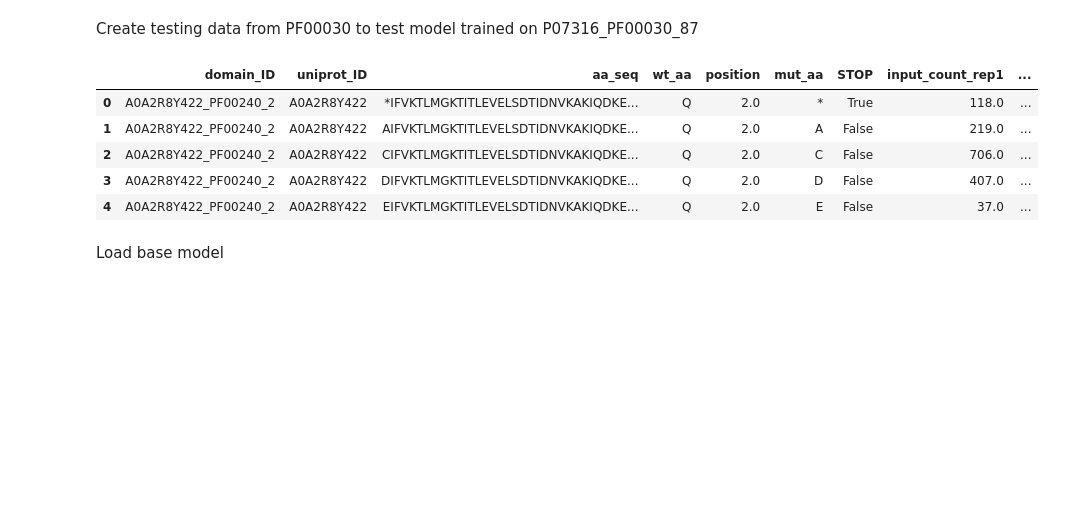
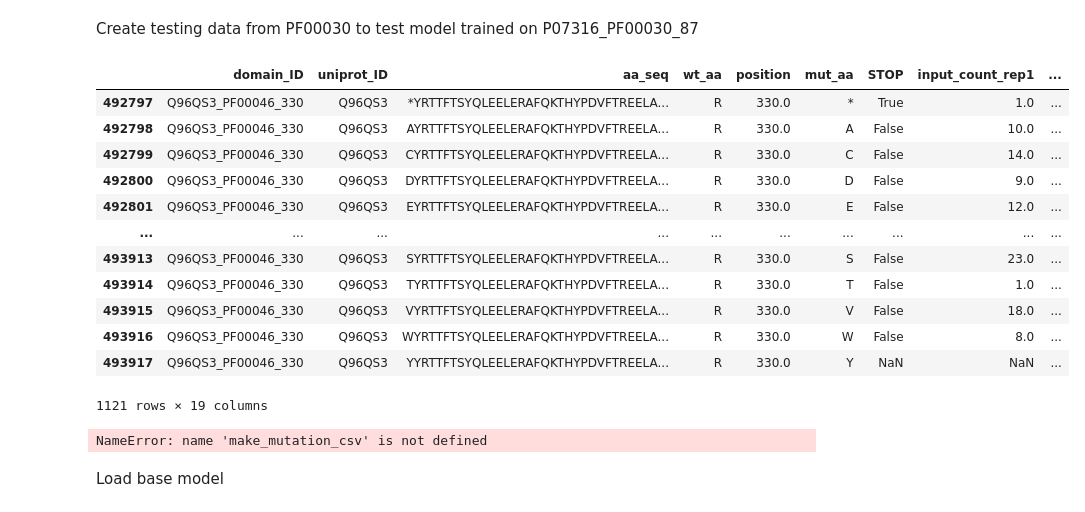
Before and after one commit to Hutch-Johnson/Protein-Language-Models, a Jupyter notebook: Testing_LongSeq_ProGen2_FT.ipynb, the cells around one changed output. Cells and saved outputs as stored; diff of their text form; code cells hidden in the pictures; blank space fills up the shorter version.

```diff
--- a/Testing_LongSeq_ProGen2_FT.ipynb
+++ b/Testing_LongSeq_ProGen2_FT.ipynb
@@ -75,25 +66,36 @@ keys = list(dict_PF00030.keys())
 # %% [markdown]
 Create testing data from PF00030 to test model trained on P07316_PF00030_87
 # %%
-# load_dotenv()
-# cred_path = os.getenv('GOOGLE_APPLICATION_CREDENTIALS')
+load_dotenv()
+cred_path = os.getenv('GOOGLE_APPLICATION_CREDENTIALS')
 
-# os.environ['GOOGLE_APPLICATION_CREDENTIALS'] = cred_path
+os.environ['GOOGLE_APPLICATION_CREDENTIALS'] = cred_path
 
-# client = storage.Client()
-# bucket = client.bucket('domainome-data')
-# blob = bucket.blob('SupplementaryTable2.txt')
+client = storage.Client()
+bucket = client.bucket('domainome-data')
+blob = bucket.blob('SupplementaryTable2.txt')
 
-# df = pd.read_csv(StringIO(blob.download_as_text()), sep='\t')
+df = pd.read_csv(StringIO(blob.download_as_text()), sep='\t')
 # %%
-# df.head()
+df[df['uniprot_ID'] == 'Q96QS3']
 # %% [output]
 |  | domain_ID | uniprot_ID | aa_seq | wt_aa | position | mut_aa | STOP | input_count_rep1 | ... |
-| 0 | A0A2R8Y422_PF00240_2 | A0A2R8Y422 | *IFVKTLMGKTITLEVELSDTIDNVKAKIQDKE... | Q | 2.0 | * | True | 118.0 | ... |
-| 1 | A0A2R8Y422_PF00240_2 | A0A2R8Y422 | AIFVKTLMGKTITLEVELSDTIDNVKAKIQDKE... | Q | 2.0 | A | False | 219.0 | ... |
-| 2 | A0A2R8Y422_PF00240_2 | A0A2R8Y422 | CIFVKTLMGKTITLEVELSDTIDNVKAKIQDKE... | Q | 2.0 | C | False | 706.0 | ... |
-| 3 | A0A2R8Y422_PF00240_2 | A0A2R8Y422 | DIFVKTLMGKTITLEVELSDTIDNVKAKIQDKE... | Q | 2.0 | D | False | 407.0 | ... |
-| 4 | A0A2R8Y422_PF00240_2 | A0A2R8Y422 | EIFVKTLMGKTITLEVELSDTIDNVKAKIQDKE... | Q | 2.0 | E | False | 37.0 | ... |
+| 492797 | Q96QS3_PF00046_330 | Q96QS3 | *YRTTFTSYQLEELERAFQKTHYPDVFTREELA... | R | 330.0 | * | True | 1.0 | ... |
+| 492798 | Q96QS3_PF00046_330 | Q96QS3 | AYRTTFTSYQLEELERAFQKTHYPDVFTREELA... | R | 330.0 | A | False | 10.0 | ... |
+| 492799 | Q96QS3_PF00046_330 | Q96QS3 | CYRTTFTSYQLEELERAFQKTHYPDVFTREELA... | R | 330.0 | C | False | 14.0 | ... |
+| 492800 | Q96QS3_PF00046_330 | Q96QS3 | DYRTTFTSYQLEELERAFQKTHYPDVFTREELA... | R | 330.0 | D | False | 9.0 | ... |
+| 492801 | Q96QS3_PF00046_330 | Q96QS3 | EYRTTFTSYQLEELERAFQKTHYPDVFTREELA... | R | 330.0 | E | False | 12.0 | ... |
+| ... | ... | ... | ... | ... | ... | ... | ... | ... | ... |
+| 493913 | Q96QS3_PF00046_330 | Q96QS3 | SYRTTFTSYQLEELERAFQKTHYPDVFTREELA... | R | 330.0 | S | False | 23.0 | ... |
+| 493914 | Q96QS3_PF00046_330 | Q96QS3 | TYRTTFTSYQLEELERAFQKTHYPDVFTREELA... | R | 330.0 | T | False | 1.0 | ... |
+| 493915 | Q96QS3_PF00046_330 | Q96QS3 | VYRTTFTSYQLEELERAFQKTHYPDVFTREELA... | R | 330.0 | V | False | 18.0 | ... |
+| 493916 | Q96QS3_PF00046_330 | Q96QS3 | WYRTTFTSYQLEELERAFQKTHYPDVFTREELA... | R | 330.0 | W | False | 8.0 | ... |
+| 493917 | Q96QS3_PF00046_330 | Q96QS3 | YYRTTFTSYQLEELERAFQKTHYPDVFTREELA... | R | 330.0 | Y | NaN | NaN | ... |
+1121 rows × 19 columns
+# %%
+make_mutation_csv('Q96QS3_PF00046_330')
+# %% [output]
+NameError: name 'make_mutation_csv' is not defined
 # %% [markdown]
 Load base model
 # %%
```
Also changed, not shown: parts of 8 cells of this notebook, 2 other files.
